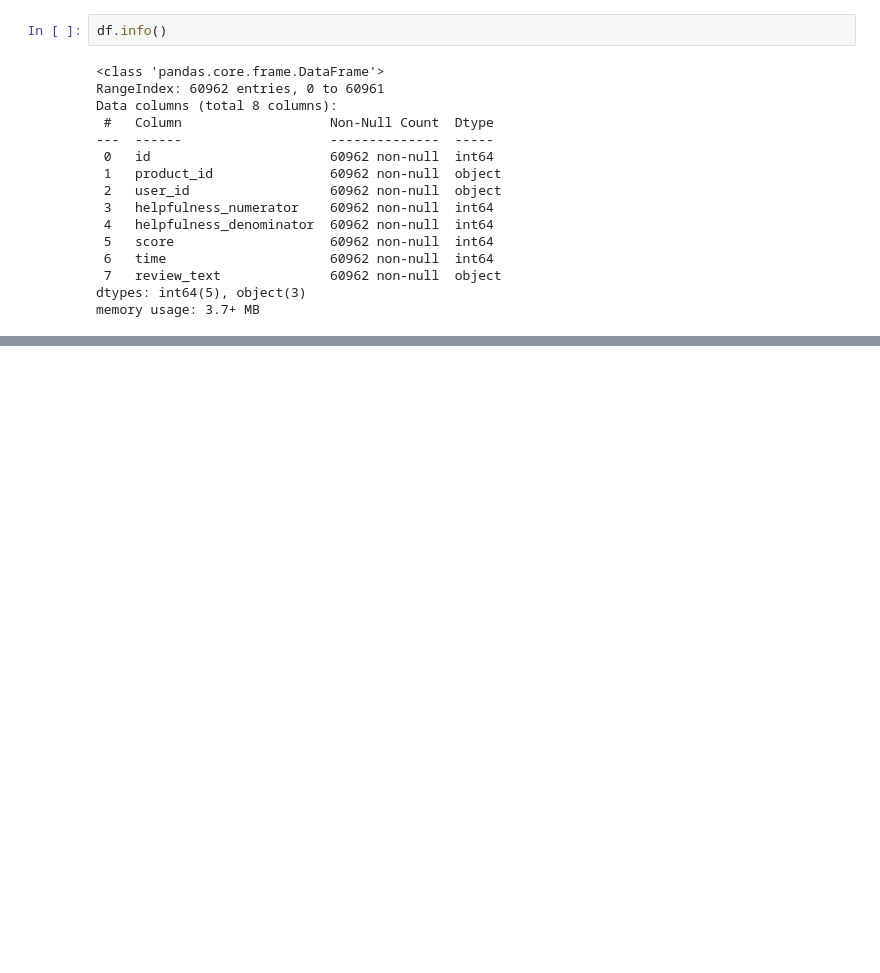
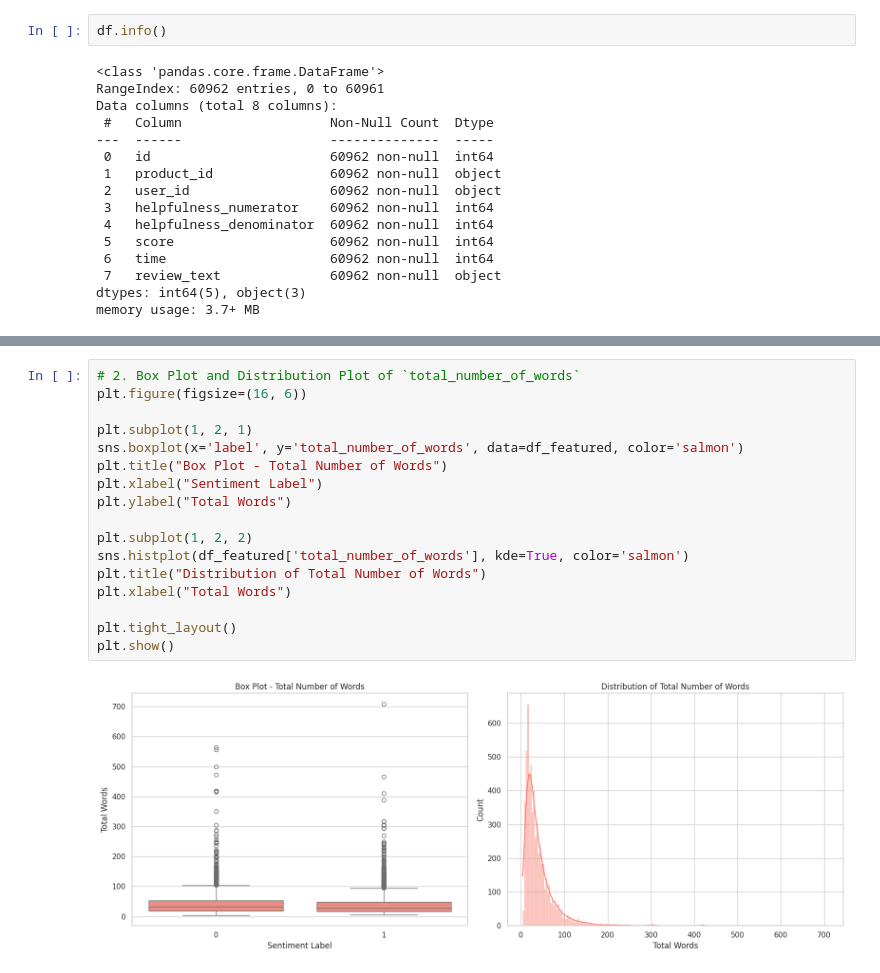
Before and after one commit to karthikponna/sentiment_analysis_MLOps, a Jupyter notebook: analysis/EDA.ipynb, the cells around one changed output, grey strips where cells are left out. Saved outputs shown, nothing was run; the diff lists cells and outputs as text; blank space fills up the shorter version.

```diff
--- a/analysis/EDA.ipynb
+++ b/analysis/EDA.ipynb
@@ -1147,0 +176,19 @@ NameError: name 'model' is not defined
+# %%
+# 2. Box Plot and Distribution Plot of `total_number_of_words`
+plt.figure(figsize=(16, 6))
+
+plt.subplot(1, 2, 1)
+sns.boxplot(x='label', y='total_number_of_words', data=df_featured, color='salmon')
+plt.title("Box Plot - Total Number of Words")
+plt.xlabel("Sentiment Label")
+plt.ylabel("Total Words")
+
+plt.subplot(1, 2, 2)
+sns.histplot(df_featured['total_number_of_words'], kde=True, color='salmon')
+plt.title("Distribution of Total Number of Words")
+plt.xlabel("Total Words")
+
+plt.tight_layout()
+plt.show()
+# %% [output]
+[figure, added]
```
Also changed, not shown: parts of 42 cells of this notebook.
